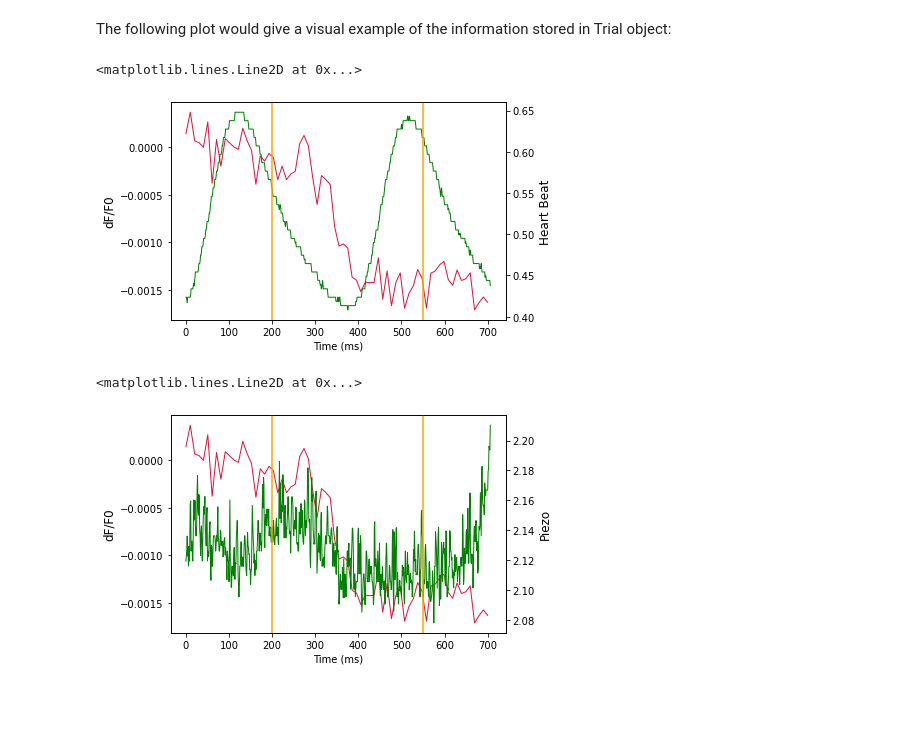
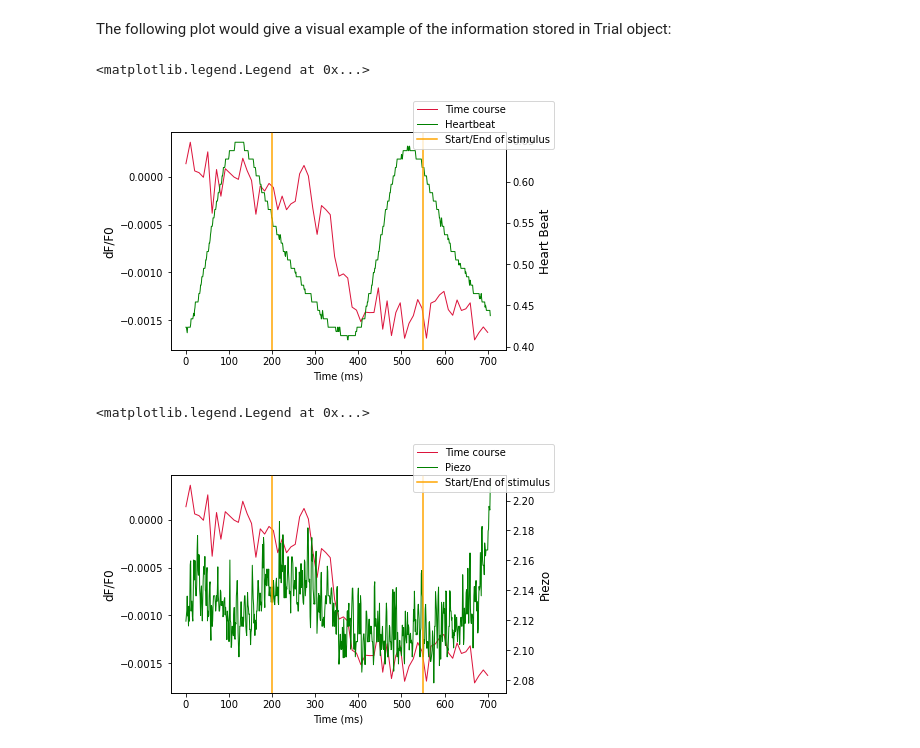
Before and after one commit to SaGiancani/vsdi-processing, a Jupyter notebook: vsdi_processing_toy.ipynb, the cells around one changed output. Cells and saved outputs as stored; diff of their text form; code cells hidden in the pictures; blank space fills up the shorter version.

Commit message:
lines cleaned

```diff
--- a/vsdi_processing_toy.ipynb
+++ b/vsdi_processing_toy.ipynb
@@ -248,40 +248,44 @@ The following plot would give a visual example of the information stored in Tria
 # %%
 import numpy as np
 
 fig,ax = plt.subplots()
 #Plotting the time course
 ax.plot(np.linspace(0, 700, len(cd_am.time_course[cd_am.blk_names.index(blk_x), :])), cd_am.time_course[cd_am.blk_names.index(blk_x), :], color = 'crimson', linewidth=1, label = 'Time course')
 ax.set_xlabel('Time (ms)', fontsize=10)
 ax.set_ylabel('dF/F0', fontsize=12)
 
 #Plot corresponding heartbeat track
 ax2 = ax.twinx()
 ax2.plot( cd_am.trials[blk_x].heart_signal, color = 'green', linewidth=1, label = 'Heartbeat')
 ax2.set_ylabel('Heart Beat', fontsize=12)
 
 # Plotting time information: stimulus start and end
 plt.axvline(x=cd_am.trials[blk_x].zero_frames*10, color = 'orange', linestyle='-')
-plt.axvline(x=(cd_am.trials[blk_x].zero_frames + cd_am.trials[blk_x].FOI)*10, color = 'orange', linestyle='-', label = 'Unselected trials')
+plt.axvline(x=(cd_am.trials[blk_x].zero_frames + cd_am.trials[blk_x].FOI)*10, color = 'orange', linestyle='-', label = 'Start/End of stimulus')
+
+fig.legend(loc = 'upper right')
 # %% [output]
-<matplotlib.lines.Line2D at 0x...>
+<matplotlib.legend.Legend at 0x...>
-[figure, old version]
+[figure, new version]
 # %%
 import numpy as np
 
 fig,ax = plt.subplots()
 #Plotting the time course
-ax.plot(np.linspace(0, 700, len(cd_am.time_course[cd_am.blk_names.index(blk_x), :])), cd_am.time_course[cd_am.blk_names.index(blk_x), :], color = 'crimson', linewidth=1)
+ax.plot(np.linspace(0, 700, len(cd_am.time_course[cd_am.blk_names.index(blk_x), :])), cd_am.time_course[cd_am.blk_names.index(blk_x), :], color = 'crimson', linewidth=1, label = 'Time course')
 ax.set_xlabel('Time (ms)', fontsize=10)
 ax.set_ylabel('dF/F0', fontsize=12)
 
 #Plot corresponding heartbeat track
 ax2 = ax.twinx()
-ax2.plot( cd_am.trials[blk_x].piezo_signal, color = 'green', linewidth=1)
+ax2.plot( cd_am.trials[blk_x].piezo_signal, color = 'green', linewidth=1, label = 'Piezo')
 ax2.set_ylabel('Piezo', fontsize=12)
 
 # Plotting time information: stimulus start and end
 plt.axvline(x=cd_am.trials[blk_x].zero_frames*10, color = 'orange', linestyle='-')
-plt.axvline(x=(cd_am.trials[blk_x].zero_frames + cd_am.trials[blk_x].FOI)*10, color = 'orange', linestyle='-')
+plt.axvline(x=(cd_am.trials[blk_x].zero_frames + cd_am.trials[blk_x].FOI)*10, color = 'orange', linestyle='-', label = 'Start/End of stimulus')
+
+fig.legend(loc = 'upper right')
 # %% [output]
-<matplotlib.lines.Line2D at 0x...>
+<matplotlib.legend.Legend at 0x...>
-[figure, old version]
+[figure, new version]
```
Also changed, not shown: parts of 1 cell of this notebook.
